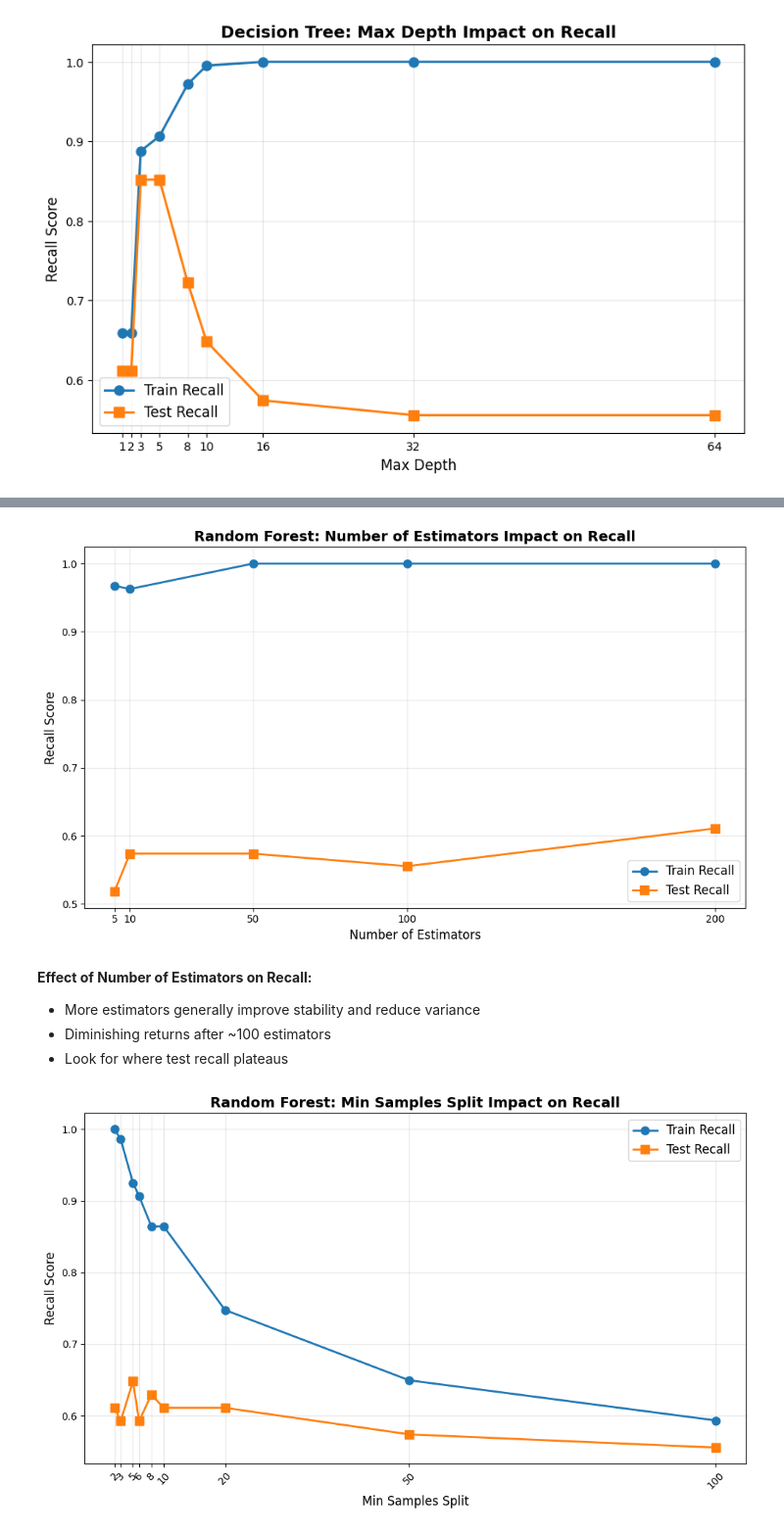
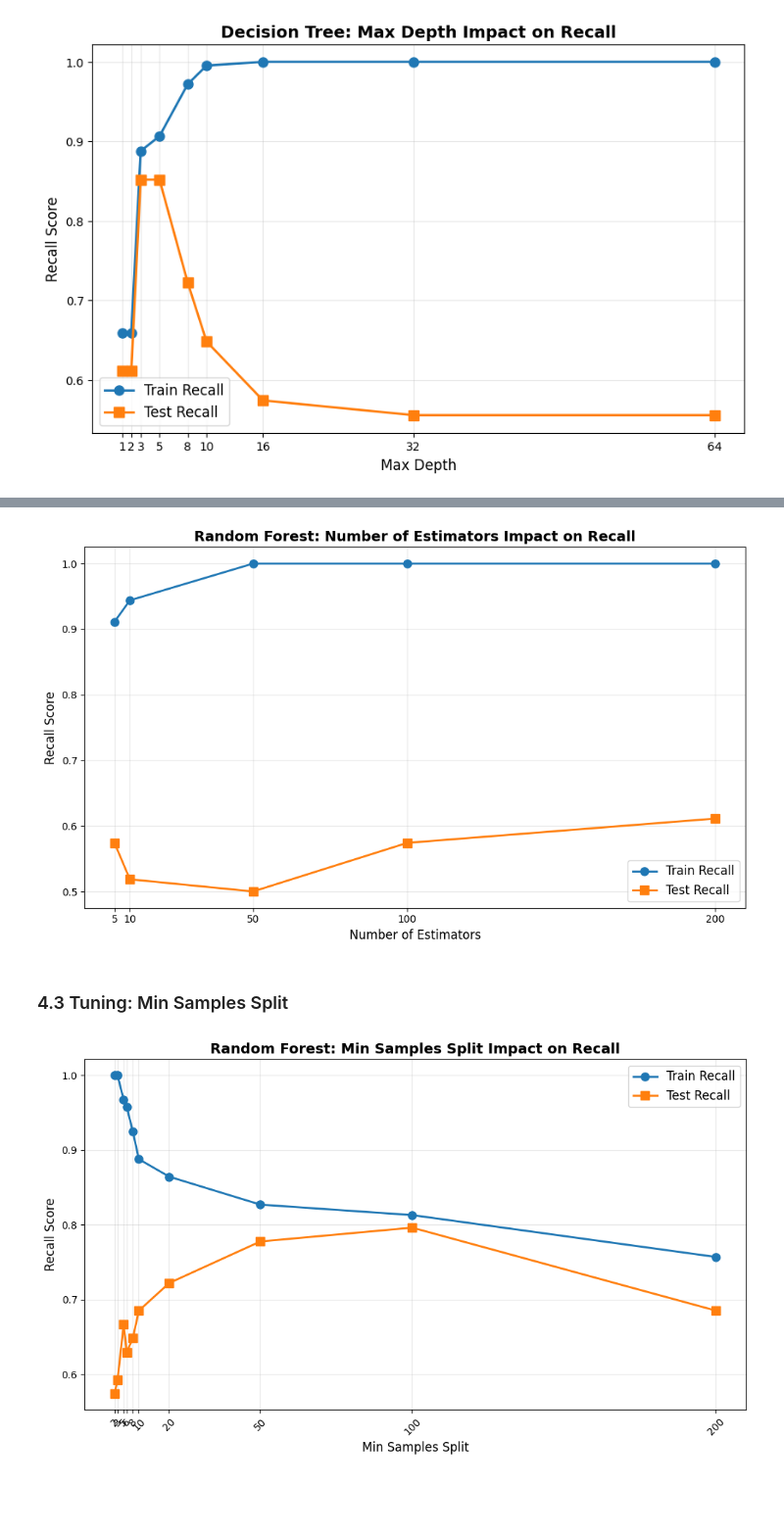
Before and after one commit to Osama-Abd-El-Mohsen/Diabetes-Risk-Predictor-ML, a Jupyter notebook: notebooks/02_Modeling.ipynb, the cells around one changed output, grey strips where cells are left out. Shown at 98% size. Saved outputs shown, nothing was run; the diff lists cells and outputs as text; code cells hidden in the pictures; blank space fills up the shorter version.

```diff
--- a/notebooks/02_Modeling.ipynb
+++ b/notebooks/02_Modeling.ipynb
@@ -292,4 +280,5 @@ We optimize three key parameters:
 # %%
+# 4.2a Test Different Numbers of Estimators (Trees)
 n_estimators = [5,10,50,100,200]
 
 train_recall_fraud = []
@@ -298,7 +287,7 @@ test_recall_fraud = []
 label = "estimators"
 
 for estimators in n_estimators:
-    RF_model = RandomForestClassifier(n_estimators=estimators)
+    RF_model = RandomForestClassifier(n_estimators=estimators,random_state=random_state,class_weight="balanced")
     RF_model.fit(x_train,y_train)
 
     y_pred = RF_model.predict(x_test)
@@ -321,42 +310,41 @@ plt.xticks(n_estimators)
 plt.tight_layout()
 plt.show()
 # %% [output]
-[figure, old version]
+[figure, new version]
 # %% [markdown]
-**Effect of Number of Estimators on Recall:**
-- More estimators generally improve stability and reduce variance
-- Diminishing returns after ~100 estimators
-- Look for where test recall plateaus
+<a id="rf-min-split"></a>
+### 4.3 Tuning: Min Samples Split
 # %%
-min_samples_split =  [2,3,5,6,8,10,20,50,100]
+# 4.3a Test Different Min Samples Split Values
+min_samples_split =  [2,3,5,6,8,10,20,50,100,200]
 train_recall_fraud = []
 test_recall_fraud = []
 
 label = "split"
 
 for split in min_samples_split:
-    RF_model = RandomForestClassifier(min_samples_split=split)
+    RF_model = RandomForestClassifier(min_samples_split=split,random_state=random_state,class_weight="balanced")
     RF_model.fit(x_train,y_train)
 
     y_pred = RF_model.predict(x_test)
     y_t_pred = RF_model.predict(x_train)
 
     test_recall_fraud.append(recall_score(y_test,y_pred))
 
     train_recall_fraud.append(recall_score(y_train,y_t_pred))
 
 
 plt.figure(figsize=(10, 6))
 plt.plot(min_samples_split, train_recall_fraud, label="Train Recall", marker="o", linewidth=2, markersize=8)
 plt.plot(min_samples_split, test_recall_fraud, label="Test Recall", marker="s", linewidth=2, markersize=8)
 plt.legend(fontsize=12, loc='best')
 plt.xlabel("Min Samples Split", fontsize=12)
 plt.ylabel("Recall Score", fontsize=12)
 plt.title("Random Forest: Min Samples Split Impact on Recall", fontsize=14, fontweight='bold')
 plt.grid(True, alpha=0.3)
 plt.xticks(min_samples_split, rotation=45)
 plt.tight_layout()
 plt.show()
 # %% [output]
-[figure, old version]
+[figure, new version]
 # %% [markdown]
```
Also changed, not shown: parts of 56 cells of this notebook, 2 other files.
